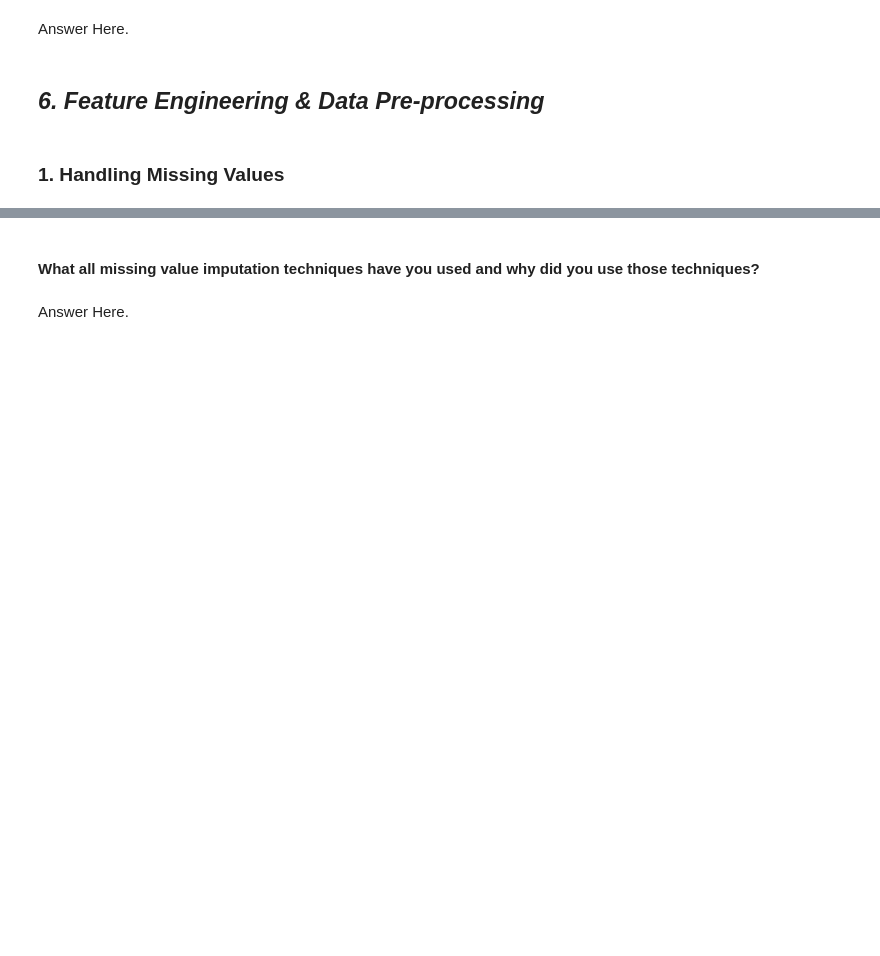
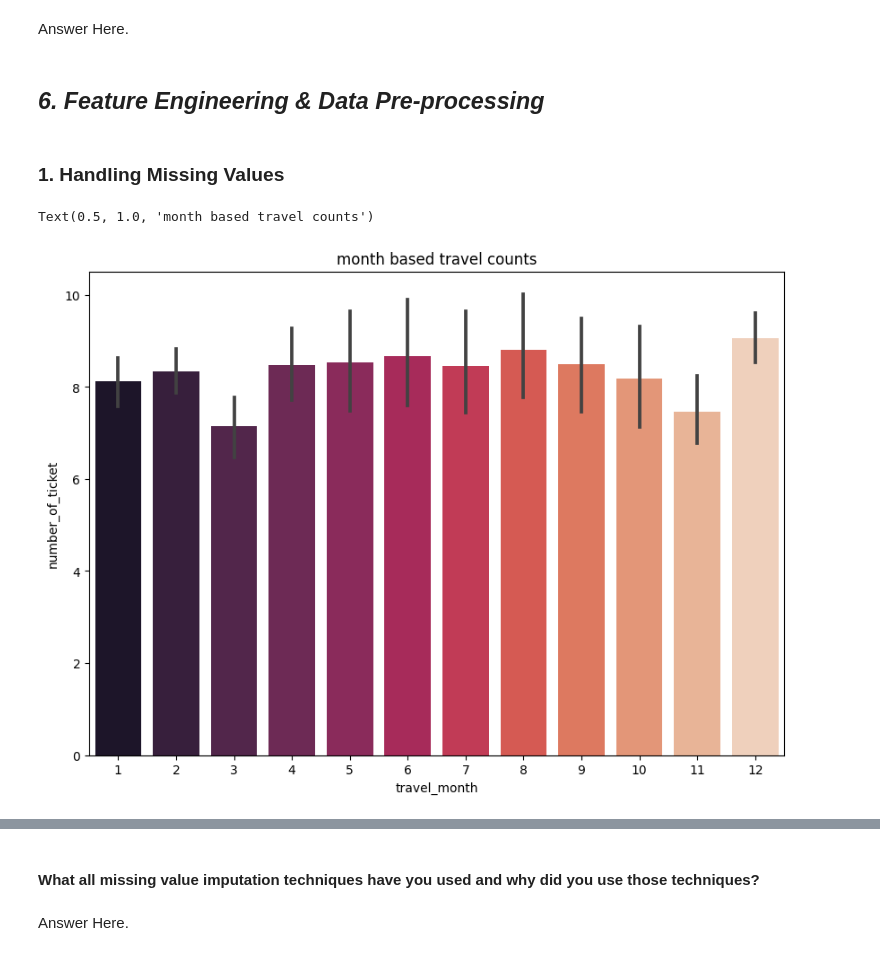
Before and after one commit to ChetanB1997/Capstone-1-EDA-AirBnB-Booking-Analysis, a Jupyter notebook: Transport_demand_prediction_ML_capstone_project.ipynb, the cells around one changed output, grey strips where cells are left out. Cells and saved outputs as stored; diff of their text form; code cells hidden in the pictures; blank space fills up the shorter version.

```diff
--- a/Transport_demand_prediction_ML_capstone_project.ipynb
+++ b/Transport_demand_prediction_ML_capstone_project.ipynb
@@ -501,5 +593,8 @@ Answer Here.
 Answer Here.
 # %% [markdown]
 ## ***6. Feature Engineering & Data Pre-processing***
+# %%
+# Coping the dataset to a new variable
+trans_df = df.copy()
 # %% [markdown]
 ### 1. Handling Missing Values
@@ -507,0 +601,22 @@ Answer Here.
+# %%
+# Handling Missing Values & Missing Value Imputation
+# Extracting the date and time column to get time based informations
+
+trans_df['travel_year']= trans_df['travel_date_and_time'].dt.year
+trans_df['travel_month']= trans_df['travel_date_and_time'].dt.month
+trans_df['travel_year_quarter']= trans_df['travel_date_and_time'].dt.quarter
+trans_df['travel_day_of_year']= trans_df['travel_date_and_time'].dt.dayofyear
+trans_df['travel_day_of_month']= trans_df['travel_date_and_time'].dt.day
+trans_df['travel_day_of_week']= trans_df['travel_date_and_time'].dt.dayofweek
+trans_df['travel_is_in_weekend']= trans_df['travel_day_of_week'].apply(lambda d: 1 if d in [5,6] else 0)
+trans_df['travel_hour']= trans_df['travel_date_and_time'].dt.hour
+# trans_df['travel_minute']= trans_df['travel_date_and_time'].dt.minute
+# %%
+fig = plt.figure(figsize=(10,7))
+ax = fig.gca()
+sns.barplot(x="travel_month", y="number_of_ticket", data=trans_df, palette='rocket')
+sns.set_theme(style='darkgrid')
+ax.set_title('month based travel counts')
+# %% [output]
+Text(0.5, 1.0, 'month based travel counts')
+[figure, added]
```
Also changed, not shown: parts of 69 cells of this notebook.
